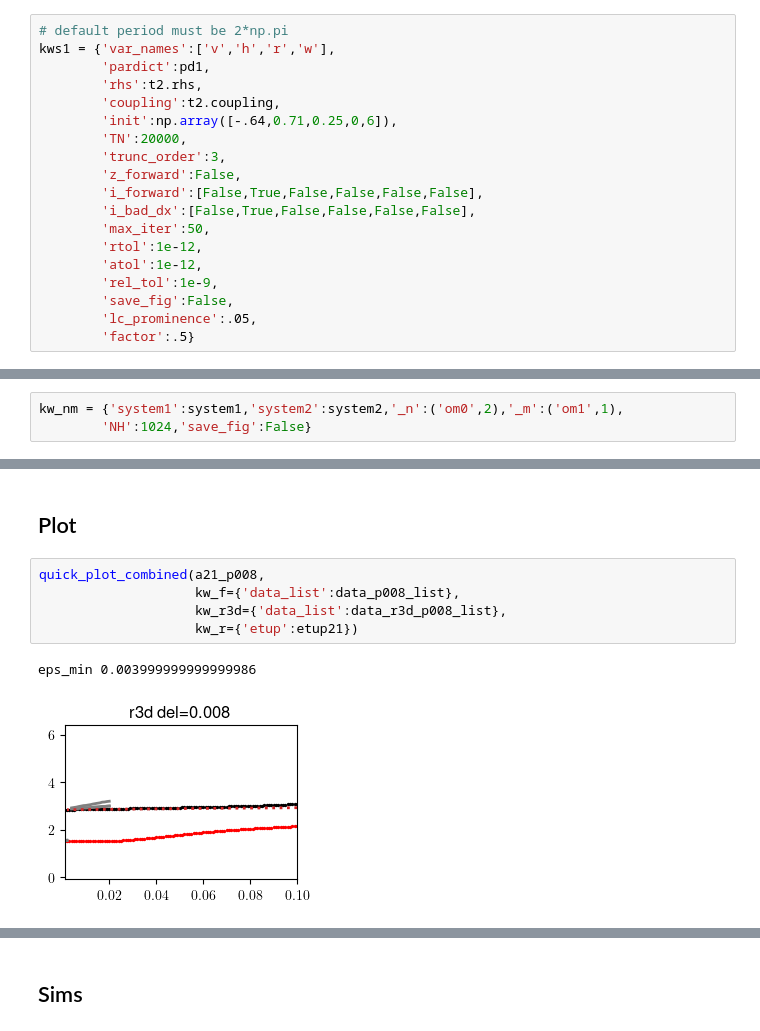
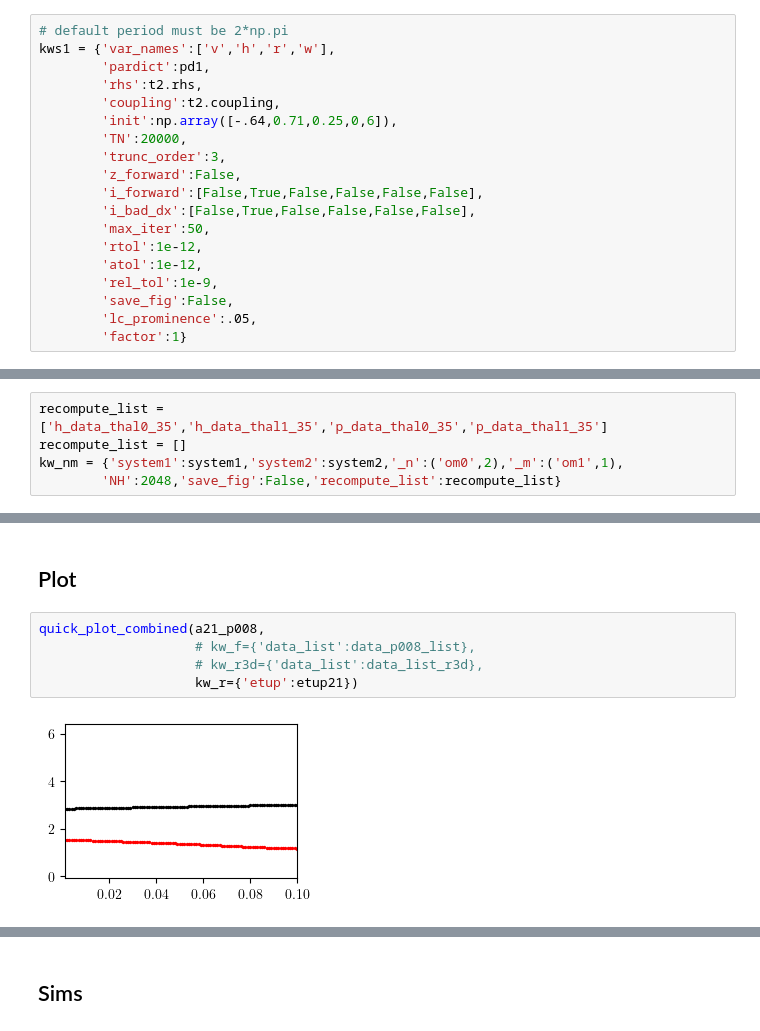
Before and after one commit to youngmp/nm, a Jupyter notebook: jupyter/bif_thal2_21.ipynb, the cells around one changed output, grey strips where cells are left out. Drawn from its saved outputs; the diff is of its cells as text.

```diff
--- a/jupyter/bif_thal2_21.ipynb
+++ b/jupyter/bif_thal2_21.ipynb
@@ -66,7 +66,7 @@ kws1 = {'var_names':['v','h','r','w'],
         'rel_tol':1e-9,
         'save_fig':False,
         'lc_prominence':.05,
-        'factor':.5}
+        'factor':1}
 # %% [markdown]
 ## Defs
 # %%
@@ -103,8 +103,10 @@ self.T 6.283185307179586 omfix 1.6947246128737048
 * Computing z...
 * Computing i...
 # %%
+recompute_list = ['h_data_thal0_35','h_data_thal1_35','p_data_thal0_35','p_data_thal1_35']
+recompute_list = []
 kw_nm = {'system1':system1,'system2':system2,'_n':('om0',2),'_m':('om1',1),
-        'NH':1024,'save_fig':False}
+        'NH':2048,'save_fig':False,'recompute_list':recompute_list}
 # %% [markdown]
 # del=0.0
 # %%
@@ -629,9 +665,8 @@ t_diff 2.83700947637409944, Y=[ 2.83700948e+00  1.01745357e-03 -5.66948004e-03]
 ## Plot
 # %%
 quick_plot_combined(a21_p008,
-                    kw_f={'data_list':data_p008_list},
-                    kw_r3d={'data_list':data_r3d_p008_list},
+                    # kw_f={'data_list':data_p008_list},
+                    # kw_r3d={'data_list':data_list_r3d},
                     kw_r={'etup':etup21})
 # %% [output]
-eps_min 0.003999999999999986
-[figure, old version]
+[figure, new version]
```
Also changed, not shown: parts of 80 cells of this notebook, 10 other files.
